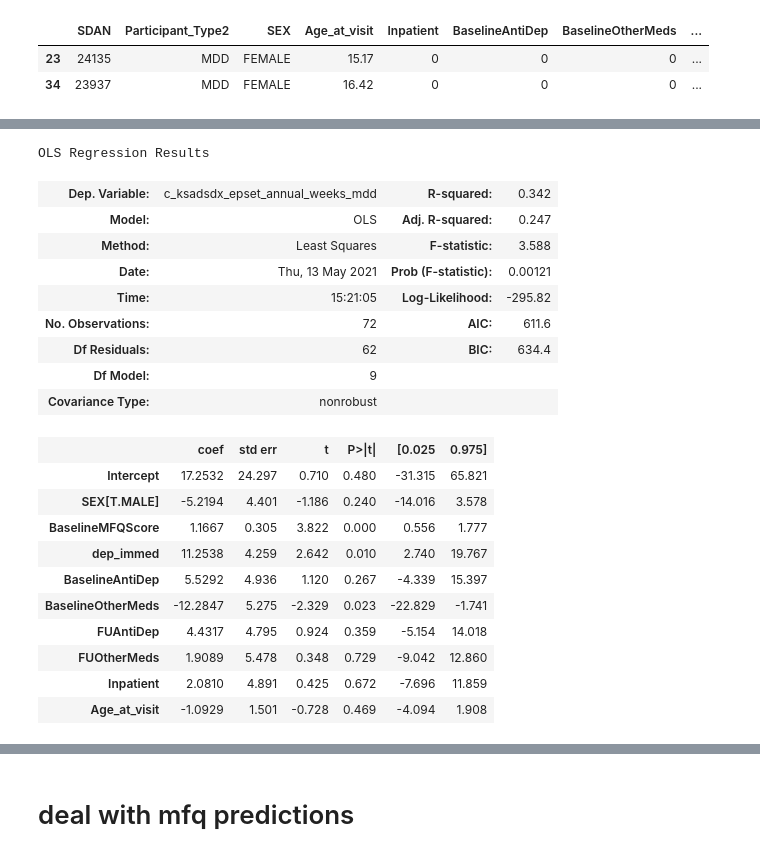
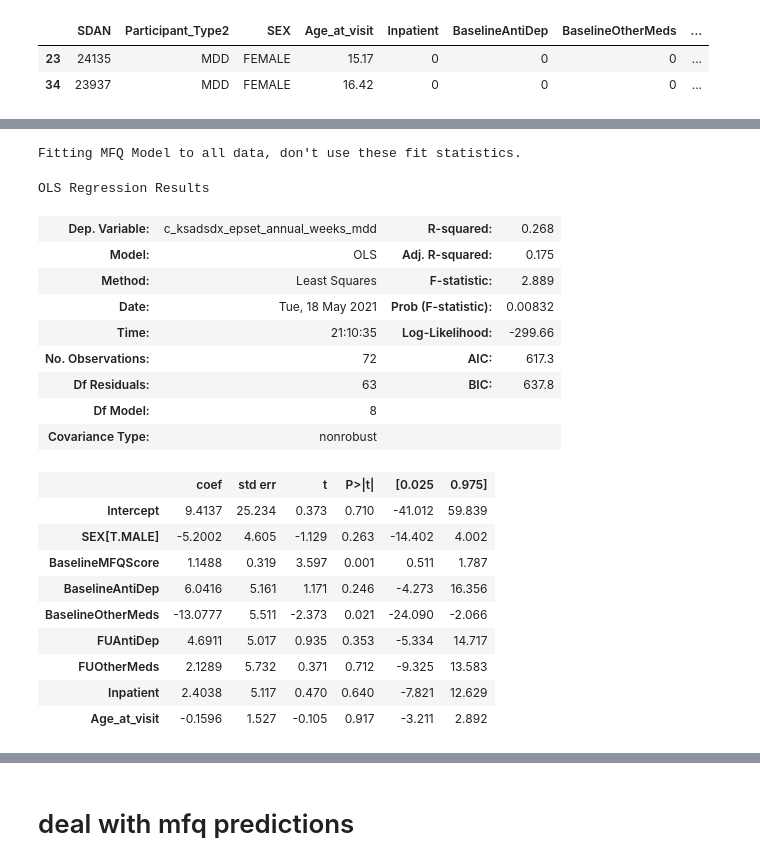
Before and after one commit to lisagorham/Family_History_Project, a Jupyter notebook: notebooks/get_cv_predictions.ipynb, the cells around one changed output, grey strips where cells are left out. Cells and saved outputs as stored; diff of their text form; code cells hidden in the pictures.

```diff
--- a/notebooks/get_cv_predictions.ipynb
+++ b/notebooks/get_cv_predictions.ipynb
@@ -85,11 +88,45 @@ def kfold_linear(data, model):
     return fits, reses
 # %%
 reses = []
-for mix, model in enumerate(models):
+for mix, model in models.items():
     ffs, rrs = kfold_linear(data, model)
     rrs['model'] = mix
     reses.append(rrs)
 reses = pd.concat(reses)
+# %%
+to_plot = reses.copy()
+to_plot = to_plot.rename(
+    columns={
+        'c_ksadsdx_epset_annual_weeks_mdd':'Actual Weeks of Depression',
+        'c_ksadsdx_epset_annual_weeks_mdd_predicted':'Predicted Weeks of Depression',
+        'model': 'Model',
+        'fold': 'Fold'
+    })
+to_plot = to_plot.rename(
+    columns={})
 # %%
-sns.lmplot(x='c_ksadsdx_epset_annual_weeks_mdd', y='c_ksadsdx_epset_annual_weeks_mdd_predicted', data=reses, col='model')
+paper_rc = {'axes.facecolor':'white',
+            'figure.facecolor':'white',
+            'dpi': 250}
+with sns.plotting_context("paper", font_scale=2, rc=paper_rc):
+    g = sns.lmplot(x='Actual Weeks of Depression',
+               y='Predicted Weeks of Depression',
+               data=to_plot,
+               col='Model',
+               col_wrap=3,
+               col_order=['Null', 'FH', 'MFQ', 'MFQ', 'MFQ+FH', 'MFQ+FH+CASE'],
+               hue='Fold',
+               n_boot=10000)
+    for ax in g.axes:
+        ymin, ymax = ax.get_ylim()
+        xmin, xmax = ax.get_xlim()
+        ax.plot((xmin, xmax), (xmin, xmax),
+                linestyle='dashed',
+                color='black',
+                linewidth=2,
+                zorder=-1000)
+        ax.set_ylim((ymin, ymax))
+        ax.set_xlim((xmin, xmax))
+    g.axes[2].set_visible(False)
+    g.fig.set_facecolor("white")
 # %% [output]
@@ -165,28 +433,30 @@ Notes:
 # %%
 ## fit models to everything
-model = models[2]
+model_name = list(models.keys())[2]
+print(f"Fitting {model_name} Model to all data, don't use these fit statistics.")
+model = models[model_name]
 mdl = smf.ols(model, data)
 fitted = mdl.fit()
 fitted.summary()
 # %% [output]
-OLS Regression Results
+Fitting MFQ Model to all data, don't use these fit statistics.
+OLS Regression Results
-| Dep. Variable: | c_ksadsdx_epset_annual_weeks_mdd | R-squared: | 0.342 |
-| Model: | OLS | Adj. R-squared: | 0.247 |
-| Method: | Least Squares | F-statistic: | 3.588 |
-| Date: | Thu, 13 May 2021 | Prob (F-statistic): | 0.00121 |
-| Time: | 15:21:05 | Log-Likelihood: | -295.82 |
-| No. Observations: | 72 | AIC: | 611.6 |
-| Df Residuals: | 62 | BIC: | 634.4 |
-| Df Model: | 9 |  |  |
+| Dep. Variable: | c_ksadsdx_epset_annual_weeks_mdd | R-squared: | 0.268 |
+| Model: | OLS | Adj. R-squared: | 0.175 |
+| Method: | Least Squares | F-statistic: | 2.889 |
+| Date: | Tue, 18 May 2021 | Prob (F-statistic): | 0.00832 |
+| Time: | 21:10:35 | Log-Likelihood: | -299.66 |
+| No. Observations: | 72 | AIC: | 617.3 |
+| Df Residuals: | 63 | BIC: | 637.8 |
+| Df Model: | 8 |  |  |
 | Covariance Type: | nonrobust |  |  |
 |  | coef | std err | t | P>|t| | [0.025 | 0.975] |
-| Intercept | 17.2532 | 24.297 | 0.710 | 0.480 | -31.315 | 65.821 |
-| SEX[T.MALE] | -5.2194 | 4.401 | -1.186 | 0.240 | -14.016 | 3.578 |
-| BaselineMFQScore | 1.1667 | 0.305 | 3.822 | 0.000 | 0.556 | 1.777 |
-| dep_immed | 11.2538 | 4.259 | 2.642 | 0.010 | 2.740 | 19.767 |
-| BaselineAntiDep | 5.5292 | 4.936 | 1.120 | 0.267 | -4.339 | 15.397 |
-| BaselineOtherMeds | -12.2847 | 5.275 | -2.329 | 0.023 | -22.829 | -1.741 |
-| FUAntiDep | 4.4317 | 4.795 | 0.924 | 0.359 | -5.154 | 14.018 |
-| FUOtherMeds | 1.9089 | 5.478 | 0.348 | 0.729 | -9.042 | 12.860 |
-| Inpatient | 2.0810 | 4.891 | 0.425 | 0.672 | -7.696 | 11.859 |
-| Age_at_visit | -1.0929 | 1.501 | -0.728 | 0.469 | -4.094 | 1.908 |
+| Intercept | 9.4137 | 25.234 | 0.373 | 0.710 | -41.012 | 59.839 |
+| SEX[T.MALE] | -5.2002 | 4.605 | -1.129 | 0.263 | -14.402 | 4.002 |
+| BaselineMFQScore | 1.1488 | 0.319 | 3.597 | 0.001 | 0.511 | 1.787 |
+| BaselineAntiDep | 6.0416 | 5.161 | 1.171 | 0.246 | -4.273 | 16.356 |
+| BaselineOtherMeds | -13.0777 | 5.511 | -2.373 | 0.021 | -24.090 | -2.066 |
+| FUAntiDep | 4.6911 | 5.017 | 0.935 | 0.353 | -5.334 | 14.717 |
+| FUOtherMeds | 2.1289 | 5.732 | 0.371 | 0.712 | -9.325 | 13.583 |
+| Inpatient | 2.4038 | 5.117 | 0.470 | 0.640 | -7.821 | 12.629 |
+| Age_at_visit | -0.1596 | 1.527 | -0.105 | 0.917 | -3.211 | 2.892 |
```
Also changed, not shown: parts of 71 cells of this notebook, 2 other files.
